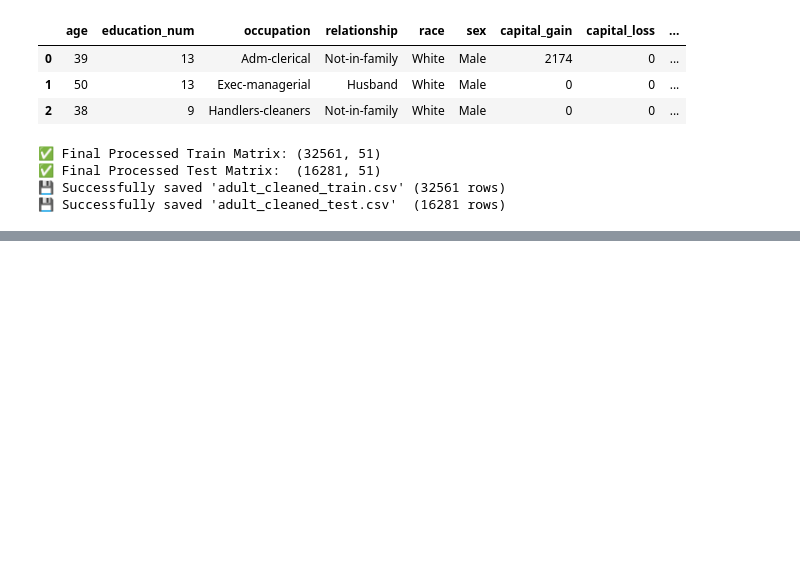
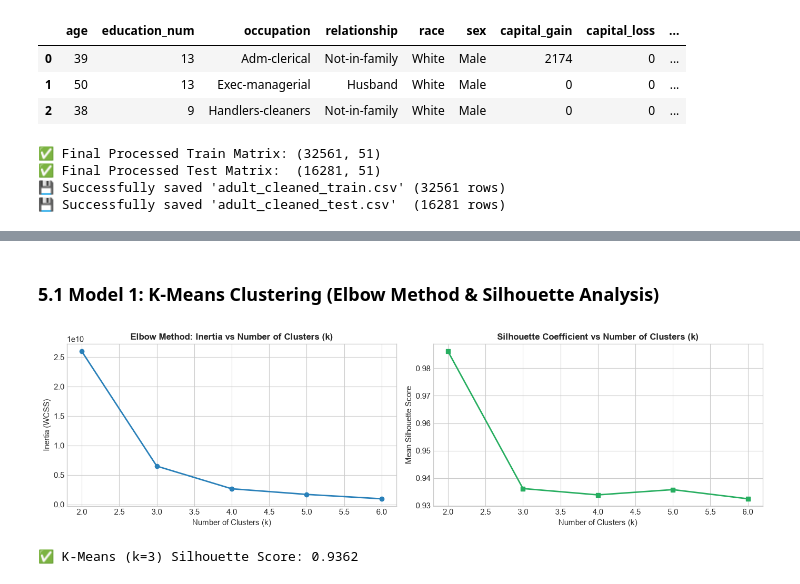
Before and after one commit to Mejri-Mehdi/Data-Prep-ML-Census-Income, a Jupyter notebook: notebooks/01_adult_census_data_prep_modeling.ipynb, the cells around one changed output, grey strips where cells are left out. Saved outputs shown, nothing was run; the diff lists cells and outputs as text; code cells hidden in the pictures; blank space fills up the shorter version.

Commit message:
complete end-to-end CRISP-DM pipeline with bonus clustering and presentation deck

```diff
--- a/notebooks/01_adult_census_data_prep_modeling.ipynb
+++ b/notebooks/01_adult_census_data_prep_modeling.ipynb
@@ -356,7 +359,7 @@ Preprocessed Test shape:  (16281, 20)
 | 2 | 38 | 9 | Handlers-cleaners | Not-in-family | White | Male | 0 | 0 | ... |
 # %%
 # 3. Categorical One-Hot Encoding with Strict Train-Test Alignment
-cat_cols = X_train_raw.select_dtypes(include=['object', 'category']).columns.tolist()
+cat_cols = X_train_raw.select_dtypes(include=['object', 'category', 'string']).columns.tolist()
 
 X_train_encoded = pd.get_dummies(X_train_raw, columns=cat_cols, drop_first=True, dtype=int)
 X_test_encoded  = pd.get_dummies(X_test_raw,  columns=cat_cols, drop_first=True, dtype=int)
@@ -399,0 +413,44 @@ print(f"💾 Successfully saved 'adult_cleaned_test.csv'  ({len(test_export)} ro
+# %% [markdown]
+### 5.1 Model 1: K-Means Clustering (Elbow Method & Silhouette Analysis)
+# %%
+# Sample 2,000 observations for responsive clustering & exact comparison
+np.random.seed(42)
+sample_idx = np.random.choice(len(X_train_scaled), size=2000, replace=False)
+X_cluster = X_train_scaled.iloc[sample_idx]
+y_cluster = y_train.iloc[sample_idx]
+
+k_range = range(2, 7)
+inertias = []
+silhouettes_km = []
+
+for k in k_range:
+    km = KMeans(n_clusters=k, random_state=42, n_init=10)
+    labels = km.fit_predict(X_cluster)
+    inertias.append(km.inertia_)
+    silhouettes_km.append(silhouette_score(X_cluster, labels))
+
+fig, axes = plt.subplots(1, 2, figsize=(14, 4))
+
+# Elbow Curve
+axes[0].plot(k_range, inertias, marker='o', color='#2980B9', linewidth=2)
+axes[0].set_title('Elbow Method: Inertia vs Number of Clusters (k)', fontsize=12, fontweight='bold')
+axes[0].set_xlabel('Number of Clusters (k)')
+axes[0].set_ylabel('Inertia (WCSS)')
+
+# Silhouette Score
+axes[1].plot(k_range, silhouettes_km, marker='s', color='#27AE60', linewidth=2)
+axes[1].set_title('Silhouette Coefficient vs Number of Clusters (k)', fontsize=12, fontweight='bold')
+axes[1].set_xlabel('Number of Clusters (k)')
+axes[1].set_ylabel('Mean Silhouette Score')
+
+plt.tight_layout()
+plt.show()
+
+best_k = 3
+km_model = KMeans(n_clusters=best_k, random_state=42, n_init=10)
+km_labels = km_model.fit_predict(X_cluster)
+km_score = silhouette_score(X_cluster, km_labels)
+print(f"✅ K-Means (k={best_k}) Silhouette Score: {km_score:.4f}")
+# %% [output]
+[figure, added]
+✅ K-Means (k=3) Silhouette Score: 0.9362
```
Also changed, not shown: parts of 18 cells of this notebook, 10 other files.
